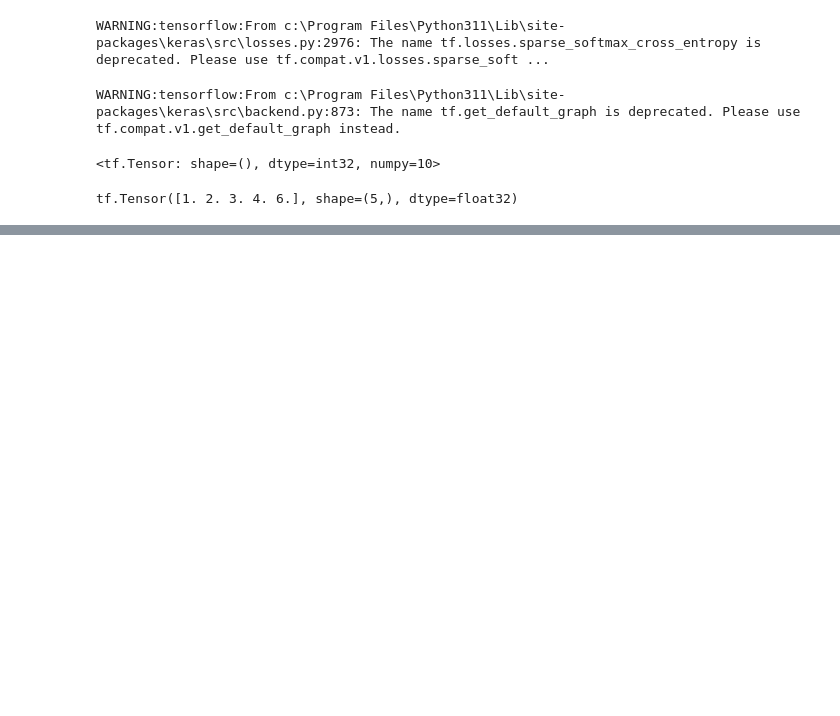
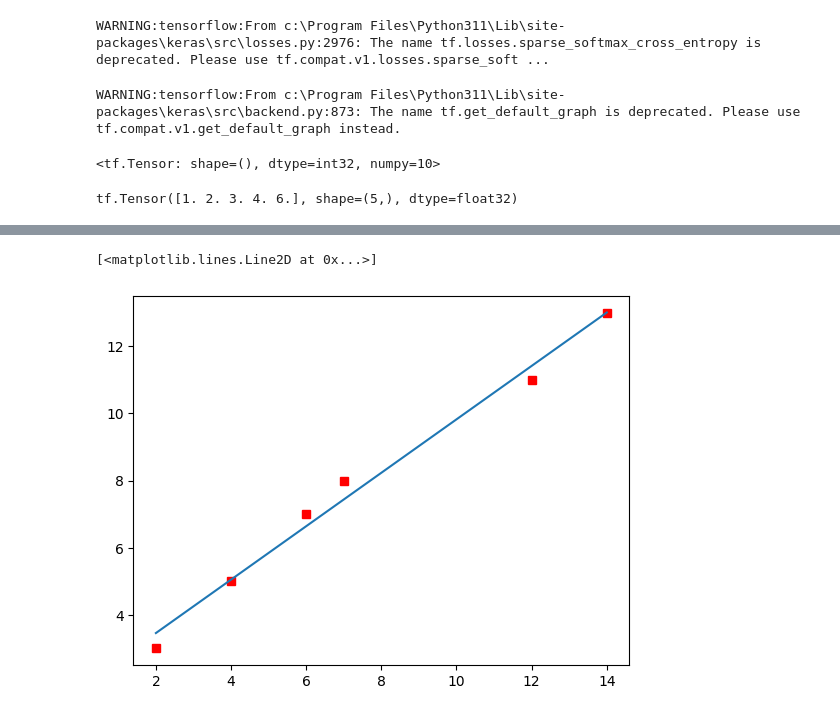
Before and after one commit to bhanublez/Machine-Learning, a Jupyter notebook: TensorFlow/intro.ipynb, the cells around one changed output, grey strips where cells are left out. Drawn from its saved outputs; the diff is of its cells as text; code cells hidden in the pictures; blank space fills up the shorter version.

```diff
--- a/TensorFlow/intro.ipynb
+++ b/TensorFlow/intro.ipynb
@@ -53,0 +214,8 @@ tf.Tensor([1. 2. 3. 4. 6.], shape=(5,), dtype=float32)
+# %%
+x=[2,4,6,7,12,14]
+y=[3,5,7,8,11,13]
+plt.plot(x,y,'rs')
+plt.plot(np.unique(x),np.poly1d(np.polyfit(x,y,1))(np.unique(x)))# this is for linear regression line (Best fit line)
+# %% [output]
+[<matplotlib.lines.Line2D at 0x...>]
+[figure, added]
```
Also changed, not shown: parts of 9 cells of this notebook, 3 other files.
